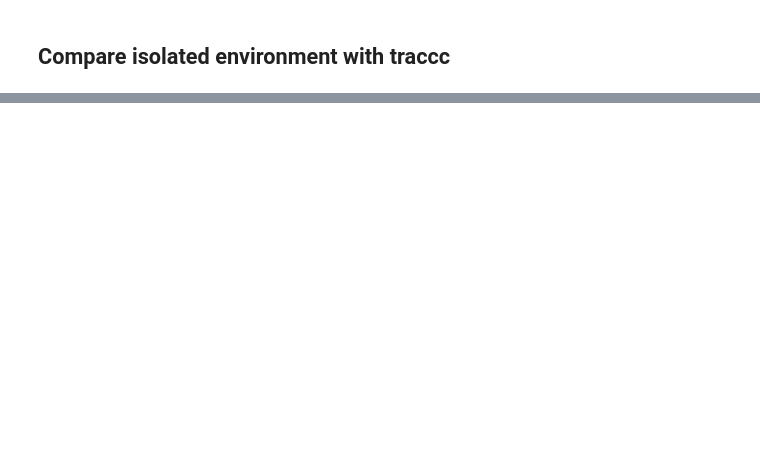
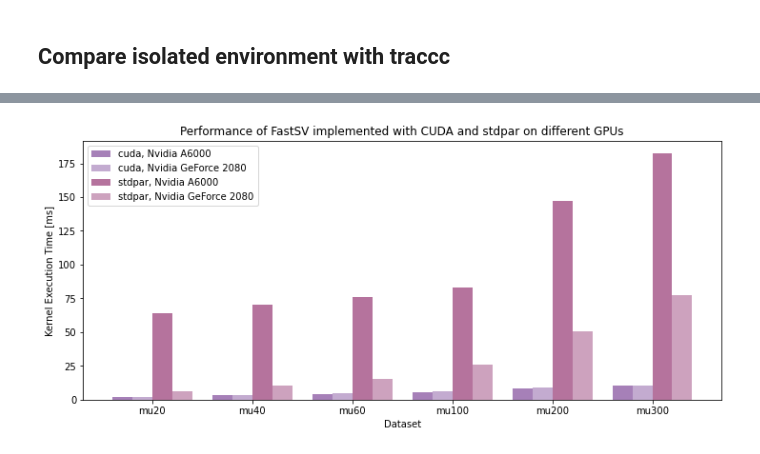
Before and after one commit to ugGit/stdpar-benchmark-analysis, a Jupyter notebook: analysis.ipynb, the cells around one changed output, grey strips where cells are left out. Saved outputs shown, nothing was run; the diff lists cells and outputs as text; code cells hidden in the pictures; blank space fills up the shorter version.

```diff
--- a/analysis.ipynb
+++ b/analysis.ipynb
@@ -44,17 +44,13 @@ def preview_df(df):
 # datalabels = list of labels for the data
 # labels = x value labels
 def plot_multi_bar_chart(data, datalabels, labels, colors, title=None, filename=None):
-    # temporarly trim off a value from the data collection
-    data = [x[:-1] for x in data]
-    labels = labels[:-1]
-
     num_data = len(labels)
     num_bars = len(datalabels)
 
     X_axis = np.arange(num_data)
 
     # calculate the width of the figure dynamically based on number of data points
-    FIG_WIDTH_CONSTANT_PER_BAR = 0.6
+    FIG_WIDTH_CONSTANT_PER_BAR = 0.5
     fig_width = num_data*num_bars*FIG_WIDTH_CONSTANT_PER_BAR
     plt.figure(figsize=(fig_width,5))
 
@@ -145,7 +141,7 @@ def multi_column_mask(df, columns, values):
 # %%
 # Plots a multi-column bar plot chart for a dataset based on the distinctive values within one column.
 # Label fields determines the columns used to build the labels in the legend (e.g. ('programming_model', 'environment', 'target_mode'))
-def plot_df(df, distinct_columns, label_fields, title=None):
+def plot_df(df, distinct_columns, label_fields, title=None, override_colors=None):
     # Extract data from dataframe for plot
     dc_list = convert_to_list(distinct_columns) # special because distinct_columns can be string or tuple
     distinct_rows = list(df.groupby(dc_list).size().index) # are the identifier for groupings in this visualization
@@ -158,6 +154,11 @@ def plot_df(df, distinct_columns, label_fields, title=None):
     colors = [fetch_color(df, columns=distinct_columns, value=row) for row in distinct_rows]
     datasets = df['dataset'].unique().tolist()
 
+    if override_colors:
+        # Override colors specified as (index, color) pairs
+        for override in override_colors:
+            colors[override[0]] = override[1]
+
     plot_multi_bar_chart(
         data=data,
         datalabels=labels,
@@ -259,0 +275,3 @@ plot_df(df=sv_algos,
+# %%
+gpu_comparison = df[fast_sv_two_mask & traccc_mask & gpu_mask]
+preview_df(gpu_comparison)
@@ -259,0 +284,9 @@ plot_df(df=sv_algos,
+# %%
+plot_df(df=gpu_comparison,
+        distinct_columns=('benchmark', 'programming_model', 'target'),
+        label_fields=('programming_model', 'target'),
+        title=f'Performance of FastSV implemented with CUDA and stdpar on different GPUs',
+        override_colors=[(1, '#C3ABD0'), (3, '#CDA2BE')]
+       )
+# %% [output]
+[figure, added]
```
Also changed, not shown: parts of 31 cells of this notebook, 1 other file.
